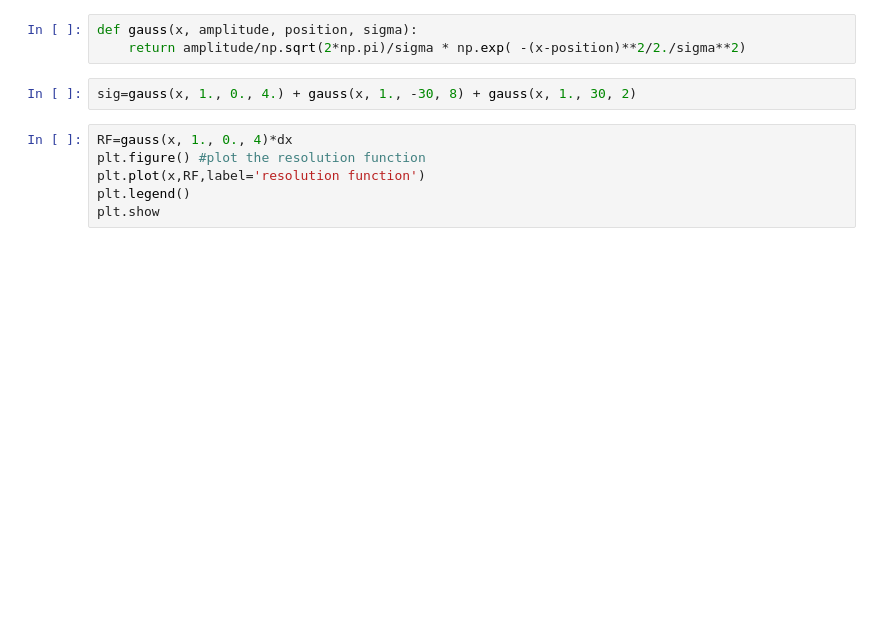
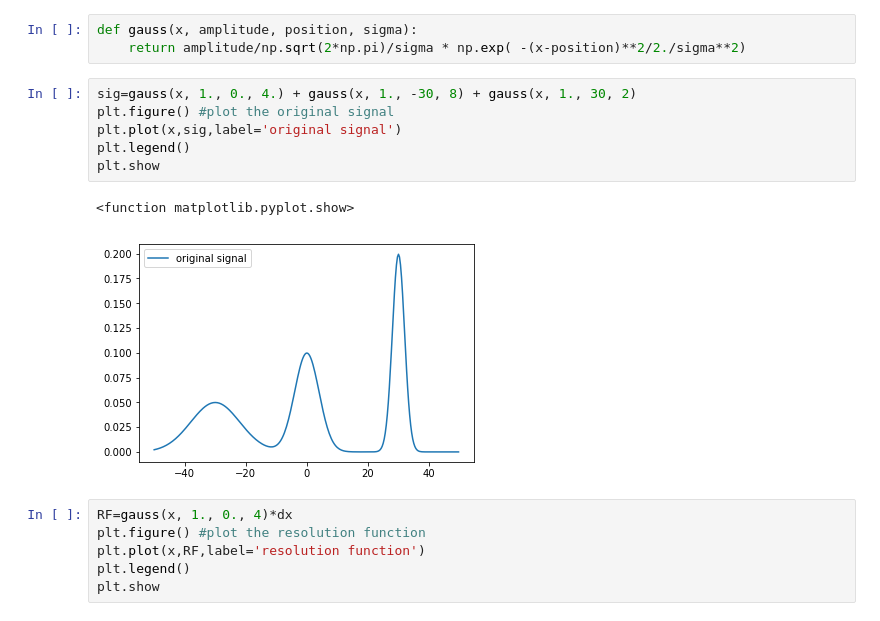
Before and after one commit to Fahima-Islam/sandbox, a Jupyter notebook: Deconvolution Example_multiple peaks.ipynb, the cells around one changed output. Saved outputs shown, nothing was run; the diff lists cells and outputs as text; blank space fills up the shorter version.

```diff
--- a/Deconvolution Example_multiple peaks.ipynb
+++ b/Deconvolution Example_multiple peaks.ipynb
@@ -15,6 +15,13 @@ def gauss(x, amplitude, position, sigma):
     return amplitude/np.sqrt(2*np.pi)/sigma * np.exp( -(x-position)**2/2./sigma**2)
 # %%
 sig=gauss(x, 1., 0., 4.) + gauss(x, 1., -30, 8) + gauss(x, 1., 30, 2)
+plt.figure() #plot the original signal
+plt.plot(x,sig,label='original signal')
+plt.legend()
+plt.show
+# %% [output]
+<function matplotlib.pyplot.show>
+[figure, added]
 # %%
 RF=gauss(x, 1., 0., 4)*dx
 plt.figure() #plot the resolution function
```
